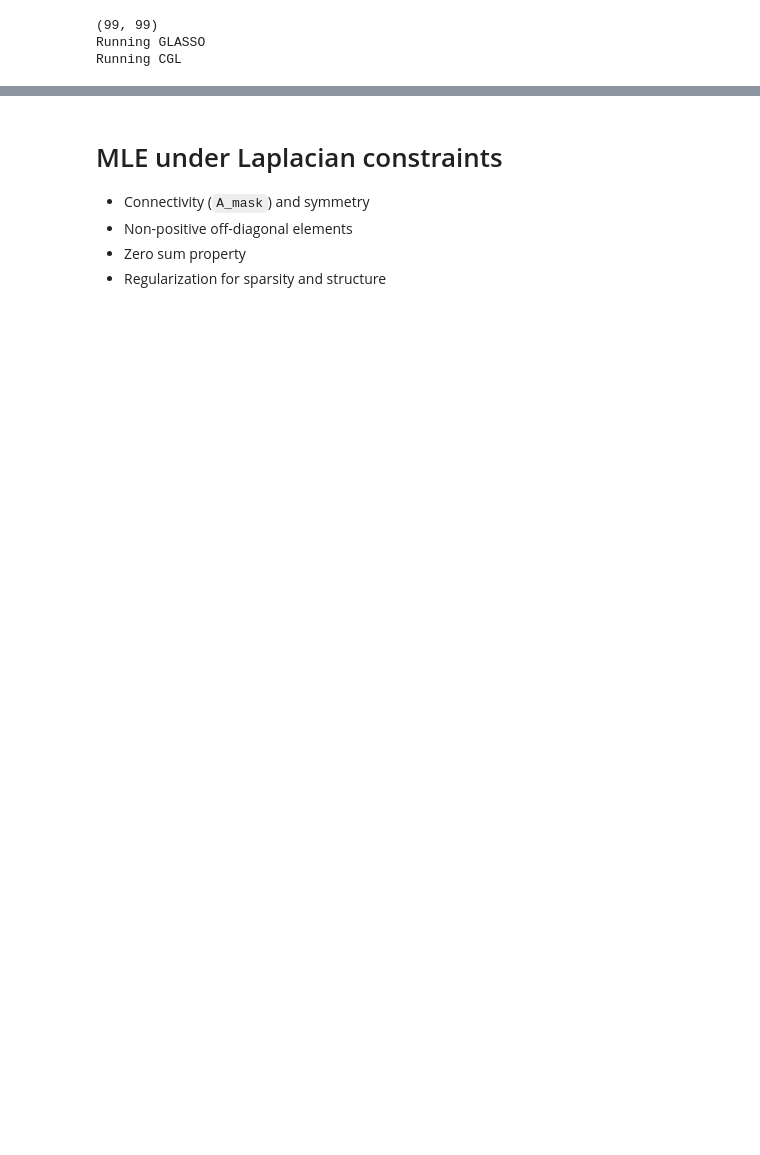
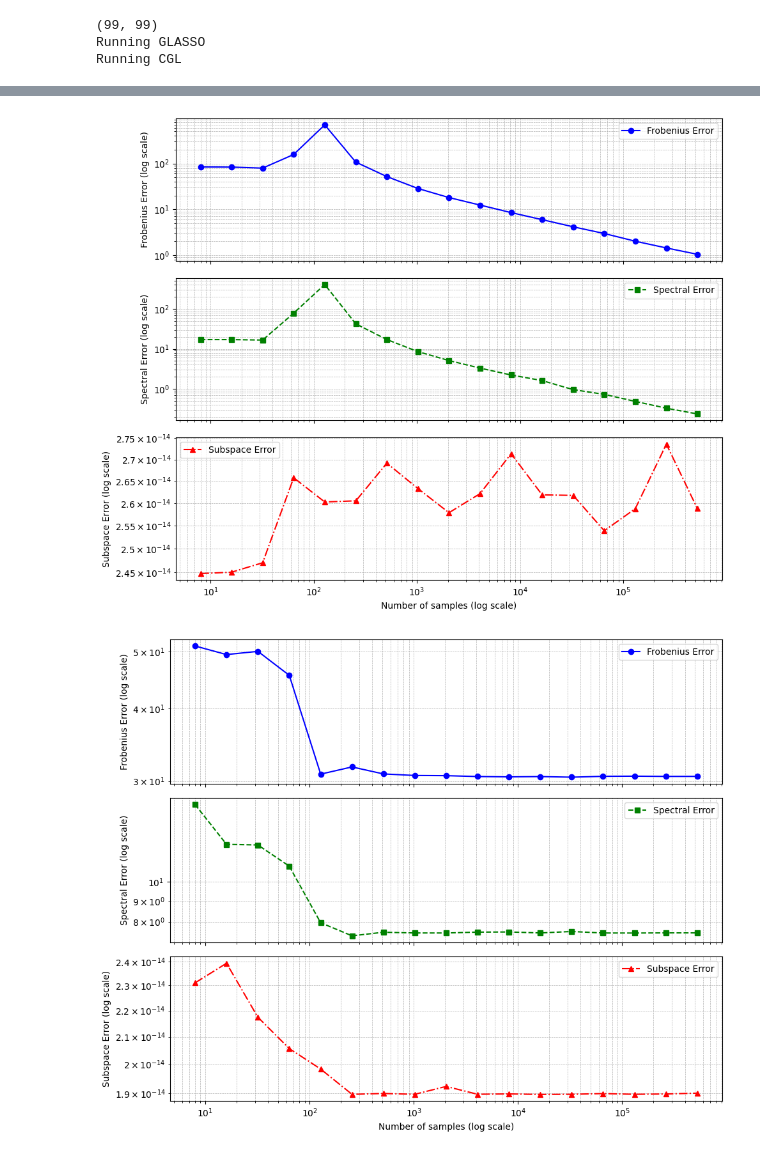
Before and after one commit to graphdatahub/NetworkInference, a Jupyter notebook: notebooks/signals.ipynb, the cells around one changed output, grey strips where cells are left out. Saved outputs shown, nothing was run; the diff lists cells and outputs as text; code cells hidden in the pictures; blank space fills up the shorter version.

Commit message:
Current results for GLASSO/CGL

```diff
--- a/notebooks/signals.ipynb
+++ b/notebooks/signals.ipynb
@@ -39,6 +41,7 @@ seed = 22
 M = AlgebraicManifold(num_equations, num_variables, max_degree, seed)
 
 sizes = [33, 33, 33]
+num_nodes = sum(sizes)
 probs = np.array([[0.3, 0.01, 0.02],
                   [0.01, 0.25, 0.03],
                   [0.02, 0.03, 0.2]])
@@ -430,7 +272,0 @@ def qp_solver(A, b, tol=1e-6, max_iter=1000):
-# %% [markdown]
-# MLE under Laplacian constraints
-
-* Connectivity (`A_mask`) and symmetry
-* Non-positive off-diagonal elements
-* Zero sum property
-* Regularization for sparsity and structure
@@ -574,0 +329,8 @@ def nonnegative_qp_solver(A, b, tol=1e-6, max_iter=1000):
+# %%
+with open(f"all_results_{timestamp}.json", "r") as f:
+    all_results_to_plot = json.load(f)
+
+plot_from_all_results(all_results_to_plot, title_prefix=None)
+# %% [output]
+[figure, added]
+[figure, added]
```
Also changed, not shown: parts of 10 cells of this notebook.
